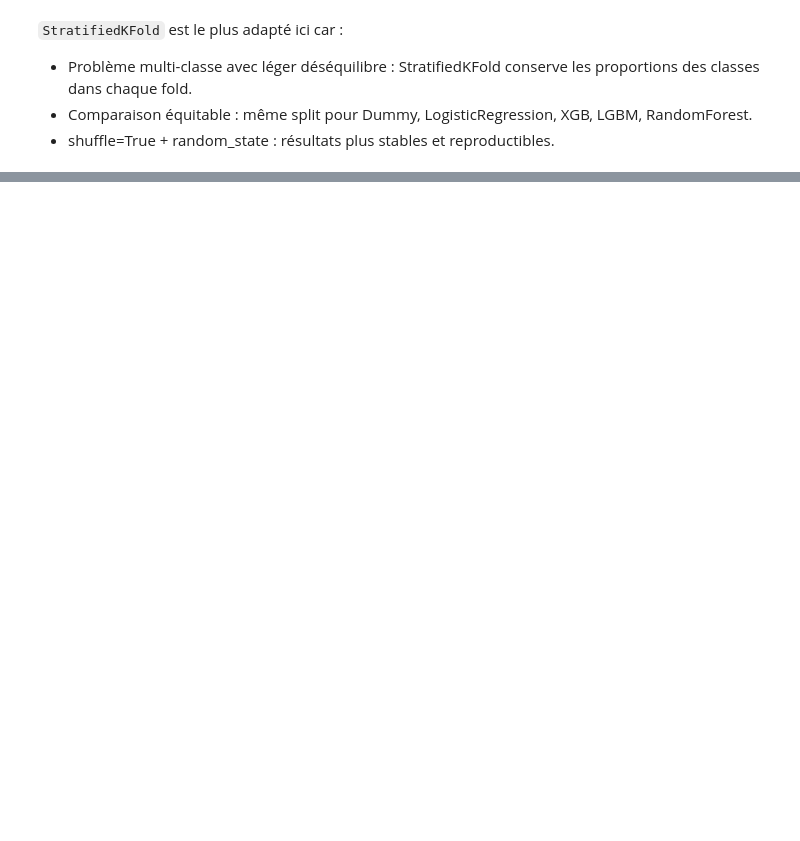
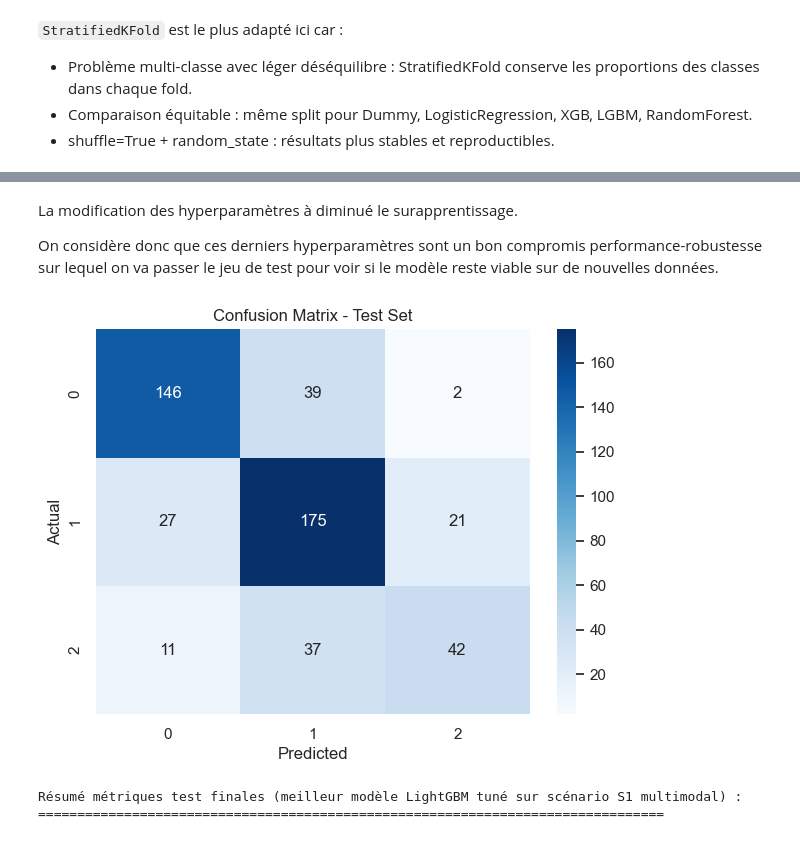
Before and after one commit to rbatos/Cas_usage_certif, a Jupyter notebook: notebooks/matrice-notebook-romain.ipynb, the cells around one changed output, grey strips where cells are left out. Saved outputs shown, nothing was run; the diff lists cells and outputs as text; code cells hidden in the pictures; blank space fills up the shorter version.

```diff
--- a/notebooks/matrice-notebook-romain.ipynb
+++ b/notebooks/matrice-notebook-romain.ipynb
@@ -1097,0 +1583,74 @@ resultats_cv.style.apply(style_separateur, axis=1)
+# %% [markdown]
+La modification des hyperparamètres à diminué le surapprentissage.
+
+On considère donc que ces derniers hyperparamètres sont un bon compromis performance-robustesse sur lequel on va passer le jeu de test pour voir si le modèle reste viable sur de nouvelles données.
+# %%
+# Fit et predict final sur le meilleur modèle retenu : LightGBM tuné (n400, lr=0.02, nl=16, md=8, mcs=40, cb=0.4) sur le scénario S1 (multimodal complet)
+scenario_choisi  = scenarios["S1_multimodale_complete"]
+preprocessor_final = build_preprocessor(scenario_choisi)
+
+modele_choisi = LGBMClassifier(
+    n_estimators=400,
+    learning_rate=0.02,
+    num_leaves=16,
+    max_depth=8,
+    min_child_samples=40,
+    colsample_bytree=0.4,
+    random_state=RANDOM_STATE
+)
+
+pipeline_final = Pipeline([
+    ("preparation", preprocessor_final),
+    ("modele", modele_choisi)
+])
+
+# 1) Temps d'entraînement (offline)
+t0_fit = time.perf_counter()
+pipeline_final.fit(X_train, y_train)
+temps_fit_final = time.perf_counter() - t0_fit
+
+# 2) Prédiction test + métriques qualité
+t0_predict = time.perf_counter()
+y_pred_test = pipeline_final.predict(X_test)
+temps_predict_final = time.perf_counter() - t0_predict
+
+# Matrice de confusion finale sur l'ensemble de test
+cm_final = confusion_matrix(y_test, y_pred_test, labels=[0, 1, 2])
+
+# Affichage de la matrice de confusion finale
+plt.figure(figsize=(7, 5))
+sns.heatmap(cm_final, annot=True, fmt="d", cmap="Blues", xticklabels=[0, 1, 2], yticklabels=[0, 1, 2])
+plt.xlabel("Predicted")
+plt.ylabel("Actual")
+plt.title("Confusion Matrix - Test Set")
+plt.show()
+
+# Calcul des métriques finales sur l'ensemble de test
+f1_macro_final = f1_score(y_test, y_pred_test, average="macro")
+accuracy_final = accuracy_score(y_test, y_pred_test)
+ecart_type_final = np.std(y_test == y_pred_test)
+recall_class_2_final = recall_score(y_test, y_pred_test, labels=[2], average="macro", zero_division=0)
+precision_class_2_final = precision_score(y_test, y_pred_test, labels=[2], average="macro", zero_division=0)
+f1_class_2_final = f1_score(y_test, y_pred_test, labels=[2], average="macro", zero_division=0)
+erreur_critique_2_vers_0_final = critical_error_2_to_0(y_test, y_pred_test)
+
+resume_test = pd.DataFrame([{
+    "scenario_choisi": "S1_multimodale_complete",
+    "modele_choisi": "LightGBM tuné (n400, lr=0.02, nl=16, md=8, mcs=40, cb=0.4)",
+    "accuracy_test": round(accuracy_final, 3),
+    "f1_macro_test": round(f1_macro_final, 3),
+    "ecart_type_test": round(ecart_type_final, 3),
+    "recall_classe_2_test": round(recall_class_2_final, 3),
+    "precision_classe_2_test": round(precision_class_2_final, 3),
+    "f1_class_2_test": round(f1_class_2_final, 3),
+    "erreur_critique_2_vers_0_test": round(erreur_critique_2_vers_0_final, 3),
+    "temps_fit_s": round(temps_fit_final, 3),
+    "temps_predict_s": round(temps_predict_final, 3),
+}])
+
+print("Résumé métriques test finales (meilleur modèle LightGBM tuné sur scénario S1 multimodal) :\n" + "="*80 + "\n")
+display(resume_test)
+# %% [output]
+[figure, added]
+Résumé métriques test finales (meilleur modèle LightGBM tuné sur scénario S1 multimodal) :
+================================================================================
```
Also changed, not shown: parts of 34 cells of this notebook, 1 other file.
